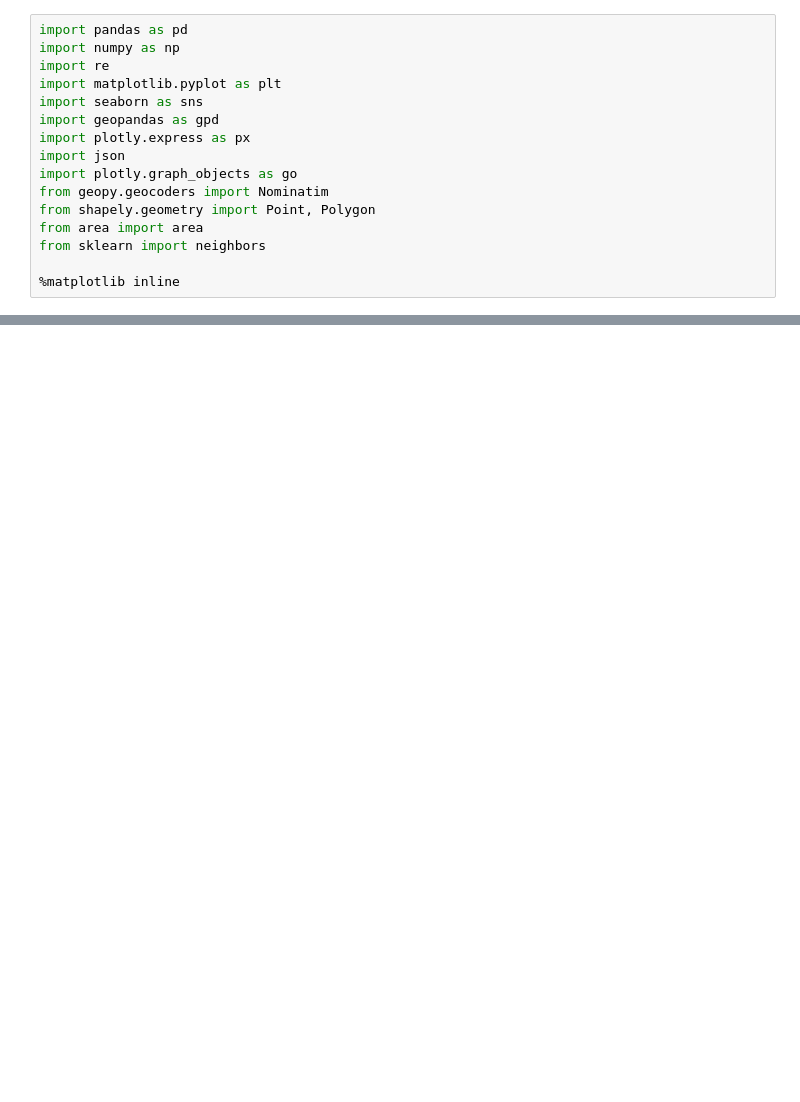
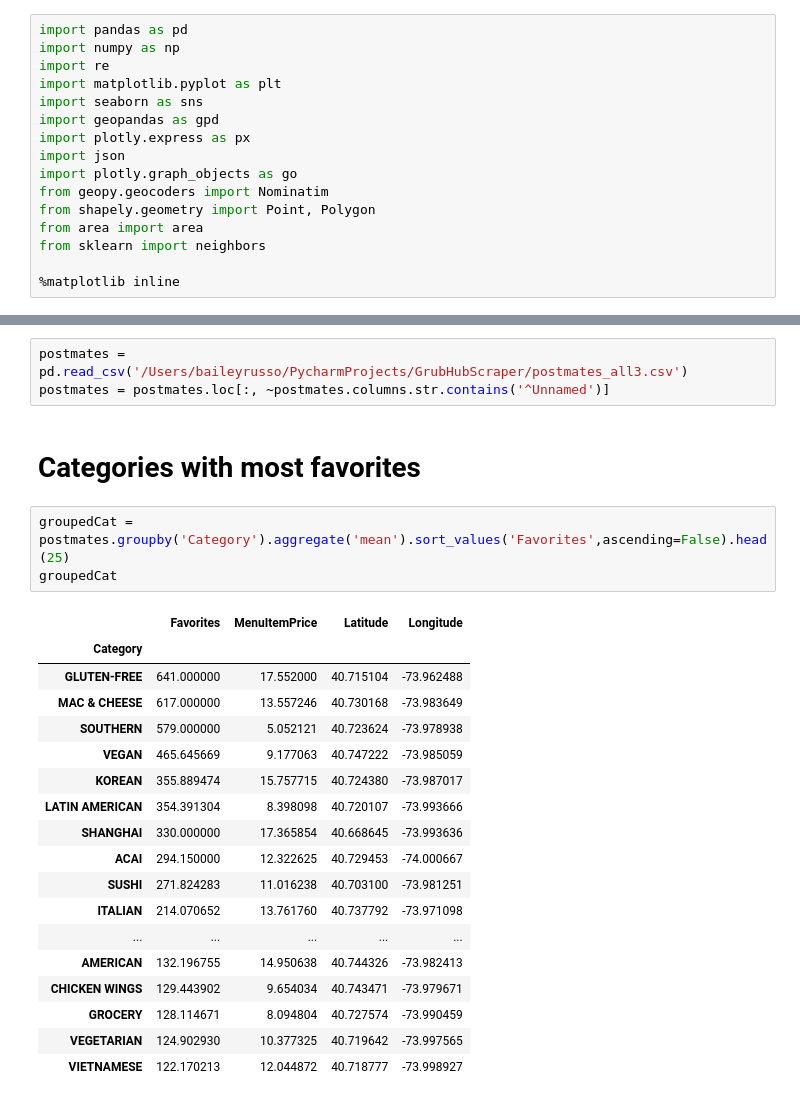
Before and after one commit to brusso115/PostmatesWebscraper, a Jupyter notebook: Postmates_EDA.ipynb, the cells around one changed output, grey strips where cells are left out. Saved outputs shown, nothing was run; the diff lists cells and outputs as text; blank space fills up the shorter version.

```diff
--- a/Postmates_EDA.ipynb
+++ b/Postmates_EDA.ipynb
@@ -82,0 +17,27 @@ fig.show()
+# %%
+postmates = pd.read_csv('/Users/baileyrusso/PycharmProjects/GrubHubScraper/postmates_all3.csv')
+postmates = postmates.loc[:, ~postmates.columns.str.contains('^Unnamed')]
+# %% [markdown]
+# Categories with most favorites
+# %%
+groupedCat = postmates.groupby('Category').aggregate('mean').sort_values('Favorites',ascending=False).head(25)
+groupedCat
+# %% [output]
+|  | Favorites | MenuItemPrice | Latitude | Longitude |
+| Category |  |  |  |  |
+| GLUTEN-FREE | 641.000000 | 17.552000 | 40.715104 | -73.962488 |
+| MAC & CHEESE | 617.000000 | 13.557246 | 40.730168 | -73.983649 |
+| SOUTHERN | 579.000000 | 5.052121 | 40.723624 | -73.978938 |
+| VEGAN | 465.645669 | 9.177063 | 40.747222 | -73.985059 |
+| KOREAN | 355.889474 | 15.757715 | 40.724380 | -73.987017 |
+| LATIN AMERICAN | 354.391304 | 8.398098 | 40.720107 | -73.993666 |
+| SHANGHAI | 330.000000 | 17.365854 | 40.668645 | -73.993636 |
+| ACAI | 294.150000 | 12.322625 | 40.729453 | -74.000667 |
+| SUSHI | 271.824283 | 11.016238 | 40.703100 | -73.981251 |
+| ITALIAN | 214.070652 | 13.761760 | 40.737792 | -73.971098 |
+| ... | ... | ... | ... | ... |
+| AMERICAN | 132.196755 | 14.950638 | 40.744326 | -73.982413 |
+| CHICKEN WINGS | 129.443902 | 9.654034 | 40.743471 | -73.979671 |
+| GROCERY | 128.114671 | 8.094804 | 40.727574 | -73.990459 |
+| VEGETARIAN | 124.902930 | 10.377325 | 40.719642 | -73.997565 |
+| VIETNAMESE | 122.170213 | 12.044872 | 40.718777 | -73.998927 |
```
Also changed, not shown: parts of 12 cells of this notebook, 10 other files.
